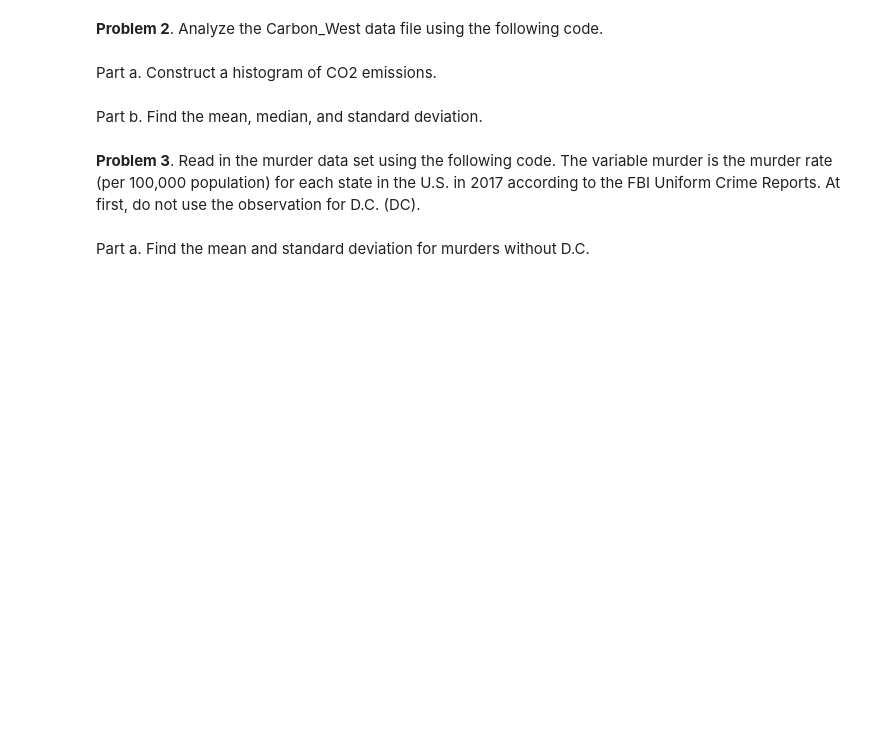
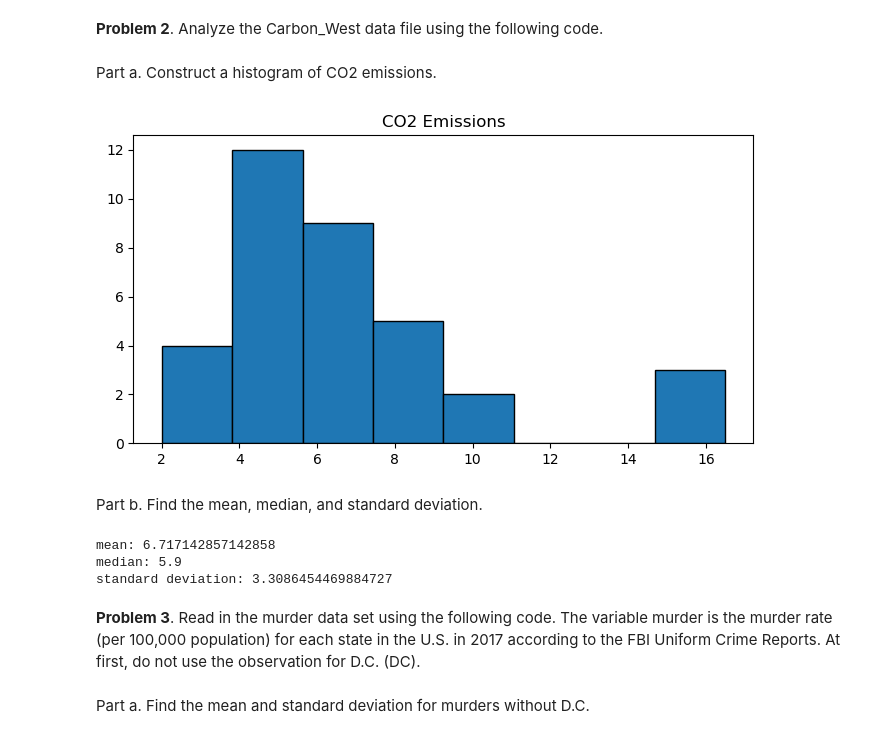
Before and after one commit to stat220/stat-220-hw1-jersumms27, a Jupyter notebook: Stat_220_HW1.ipynb, the cells around one changed output. Saved outputs shown, nothing was run; the diff lists cells and outputs as text; code cells hidden in the pictures; blank space fills up the shorter version.

```diff
--- a/Stat_220_HW1.ipynb
+++ b/Stat_220_HW1.ipynb
@@ -11,11 +11,34 @@ d. Continuous: length
 **Problem 2**. Analyze the Carbon_West data file using the following code.
 # %%
 import pandas as pd
-carbon_west = pd.read_csv("https://stat4ds.rwth-aachen.de/data/Carbon_West.dat")
+import numpy as np
+import matplotlib.pyplot as plt
+from sklearn.linear_model import LinearRegression
+
+carbon_west = pd.read_fwf('https://stat4ds.rwth-aachen.de/data/Carbon_West.dat')
 # %% [markdown]
 Part a. Construct a histogram of CO2 emissions.
+# %%
+plt.figure(figsize=(8, 4))
+plt.hist(carbon_west['CO2'], bins=8, edgecolor='black')
+plt.title('CO2 Emissions')
+plt.show()
+# %% [output]
+[figure, added]
 # %% [markdown]
 Part b. Find the mean, median, and standard deviation.
+# %%
+mean_emissions = np.mean(carbon_west['CO2'])
+median_emissions = np.median(carbon_west['CO2'])
+std_dev_emissions = np.std(carbon_west['CO2'])
+
+print(f'mean: {mean_emissions}')
+print(f'median: {median_emissions}')
+print(f'standard deviation: {std_dev_emissions}')
+# %% [output]
+mean: 6.717142857142858
+median: 5.9
+standard deviation: 3.3086454469884727
 # %% [markdown]
 **Problem 3**. Read in the murder data set using the following code. The variable murder is the murder rate (per 100,000 population) for each state in the U.S. in 2017 according to the FBI Uniform Crime Reports. At first, do not use the observation for D.C. (DC).
 # %%
```
Also changed, not shown: parts of 12 cells of this notebook.
